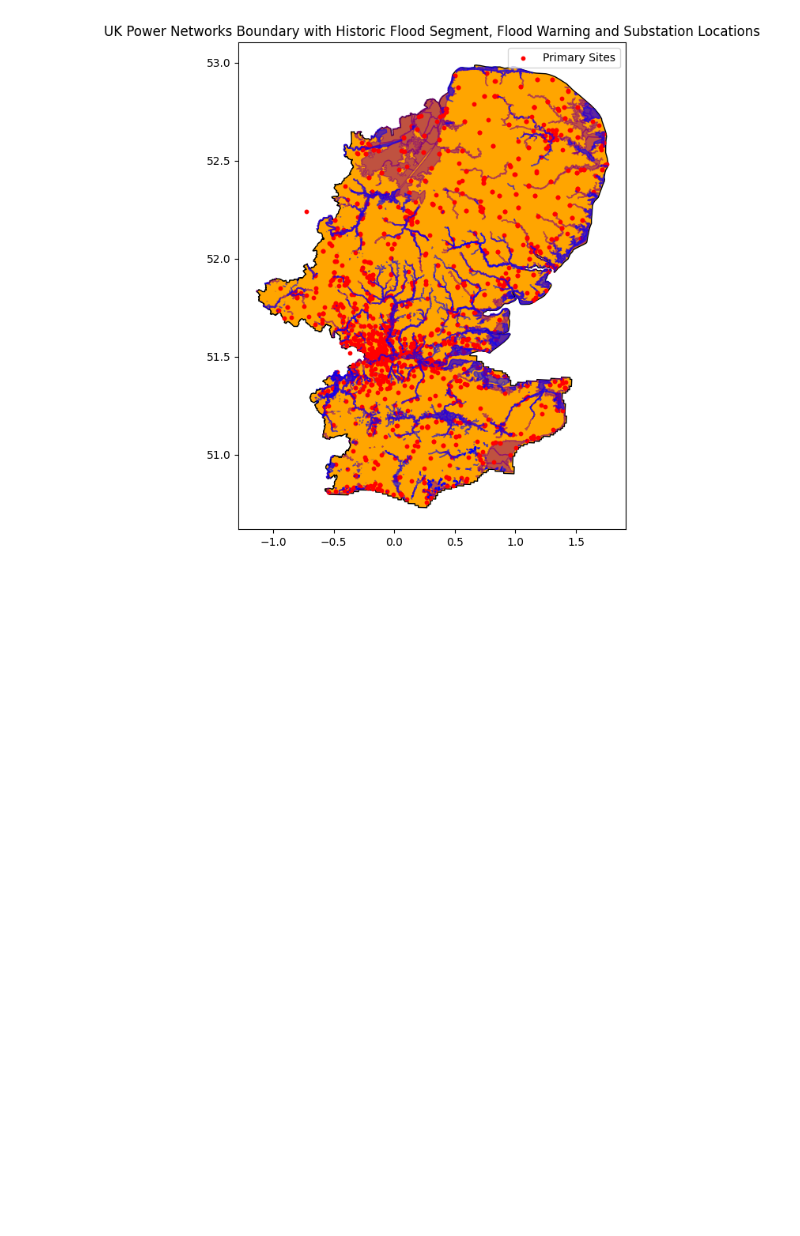
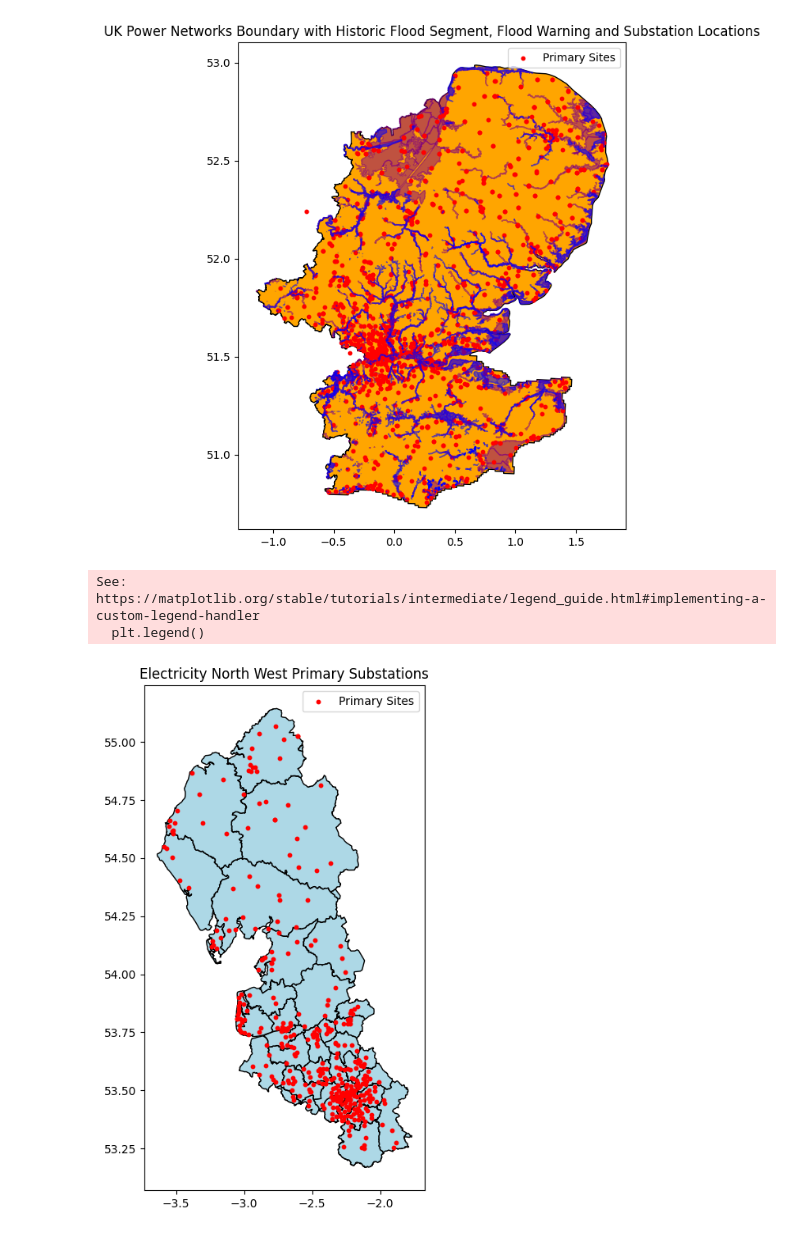
Before and after one commit to neilpaulmartin/geospatial-flooding, a Jupyter notebook: geospatial.ipynb, the cells around one changed output. Cells and saved outputs as stored; diff of their text form; code cells hidden in the pictures; blank space fills up the shorter version.

Commit message:
added in enwl geospatial data

```diff
--- a/geospatial.ipynb
+++ b/geospatial.ipynb
@@ -103,3 +96,21 @@ See: https://matplotlib.org/stable/tutorials/intermediate/legend_guide.html#impl
 See: https://matplotlib.org/stable/tutorials/intermediate/legend_guide.html#implementing-a-custom-legend-handler
   plt.legend()
 [figure]
+# %%
+enwl_boundary = gpd.read_file("data/boundary/enwl_dfes_local_authority_polygons.geojson")
+# %%
+enwl_primary_sites = gpd.read_file("data/primary-sites/dfes-2024-primary-sites.geojson")
+# %%
+fig, ax = plt.subplots(figsize=(10, 8))
+
+enwl_boundary.plot(ax=ax, edgecolor='black', facecolor='lightblue', linewidth=1, label="Electricity North West Boundary")
+
+enwl_primary_sites.plot(ax=ax, edgecolor='red', facecolor='red', linewidth=1, linestyle='-', label="Primary Sites", markersize=10)
+
+plt.title("Electricity North West Primary Substations")
+plt.legend()
+plt.show()
+# %% [output]
+See: https://matplotlib.org/stable/tutorials/intermediate/legend_guide.html#implementing-a-custom-legend-handler
+  plt.legend()
+[figure, added]
```
Also changed, not shown: parts of 2 cells of this notebook, 2 other files.
